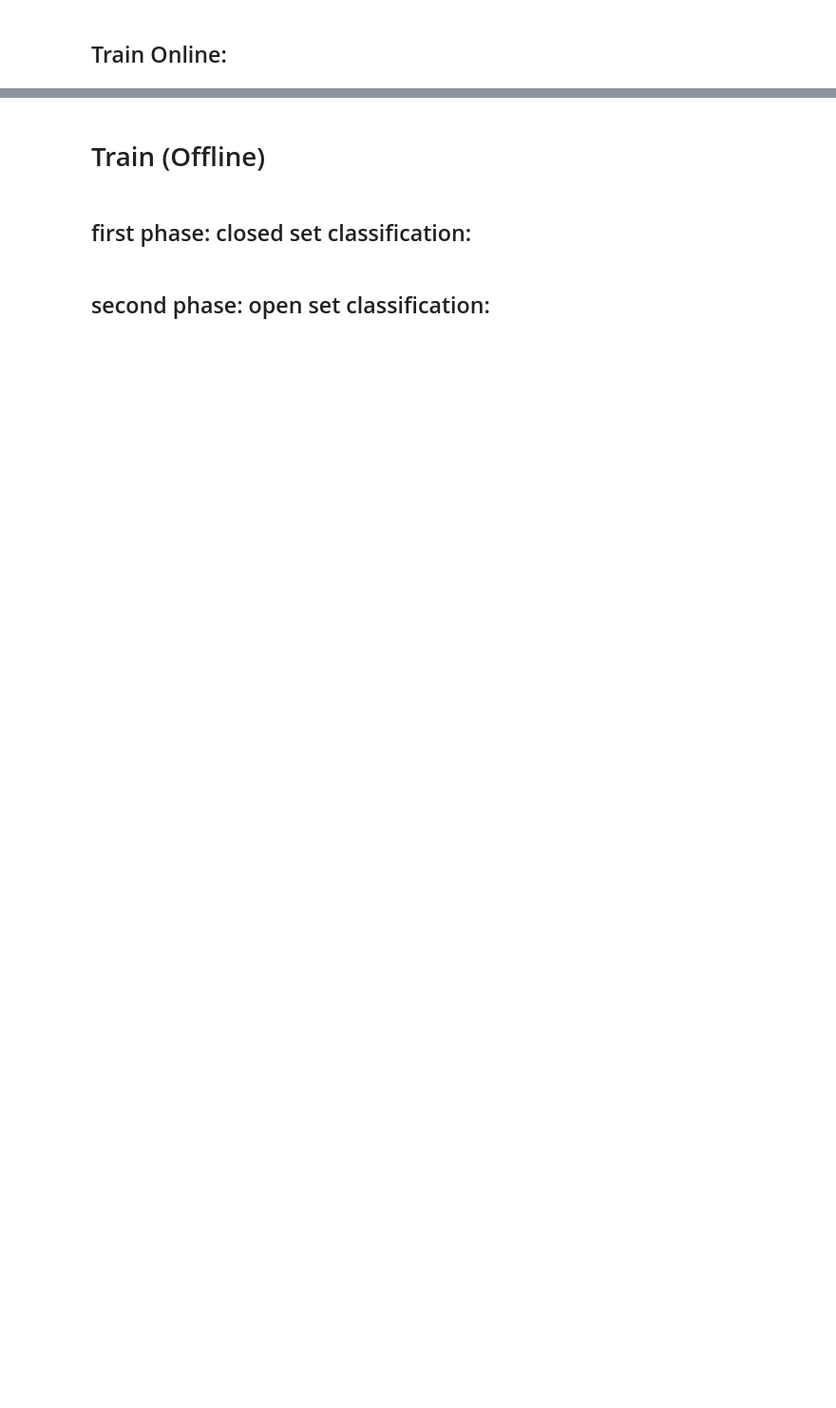
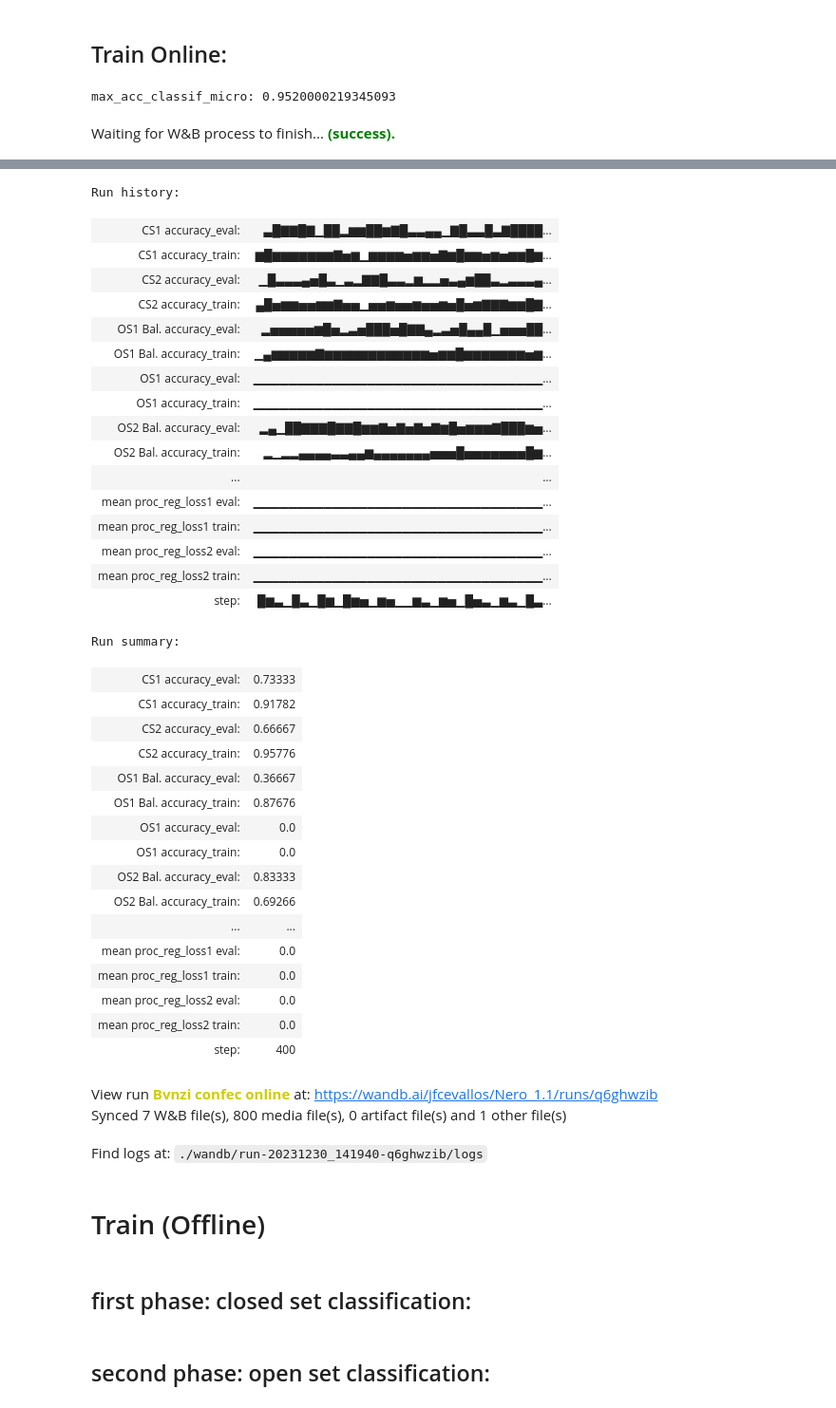
Before and after one commit to QwertyJacob/NERO, a Jupyter notebook: bovenzi.ipynb, the cells around one changed output, grey strips where cells are left out. Shown: that part at 95% size. Drawn from its saved outputs; the diff is of its cells as text; code cells hidden in the pictures; blank space fills up the shorter version.

```diff
--- a/bovenzi.ipynb
+++ b/bovenzi.ipynb
@@ -497,8 +499,8 @@ architectures = 'MLP + relu (learnable)'
 balanced_acc_n_w = 0.5
 attr_w = "NAN"
 rep_w = "NAN"
-tau_u = 0.75
-run_name = f'Bvnzi {tau_u} (softmax)'
+tau_u = 0.85
+run_name = f'Bvnzi confec online'
 
 if wb:
     wandb.init(project='Nero_1.1',
@@ -545,7 +547,7 @@ micro_classifier = models.Simple_MLP_Classifier(
 micro_anomaly_detector = models.LearnableAnomalyDetectionModule(tau_u)\
     .to(torch.float64).to(device)
 """
-
+"""
 micro_anomaly_detector = models.FixedAnomalyDetectionModule(tau_u)\
     .to(torch.float64).to(device)
 
@@ -555,7 +557,7 @@ micro_anomaly_detector = models.Confidence_Decoder(
                 dropout=dropout,
                 device=device
                 ).to(torch.float64).to(device)
-"""
+
 decoder_1b_criterion = nn.BCEWithLogitsLoss(
     pos_weight=torch.Tensor([pos_weight_1])).to(device)
 
@@ -571,6 +573,7 @@ macro_classifier = models.Simple_MLP_Classifier(
 macro_anomaly_detector = models.LearnableAnomalyDetectionModule(tau_u)\
     .to(torch.float64).to(device)
 """
+"""
 macro_anomaly_detector = models.FixedAnomalyDetectionModule(tau_u)\
     .to(torch.float64).to(device)
 """
@@ -579,7 +582,7 @@ macro_anomaly_detector = models.Confidence_Decoder(
                 dropout=dropout,
                 device=device
                 ).to(torch.float64).to(device)
-"""
+
 decoder_2b_criterion = nn.BCEWithLogitsLoss(
     pos_weight=torch.Tensor([pos_weight_2])).to(device)
 
@@ -711,6 +716,23 @@ for epoch in tqdm(range(n_epochs)):
                     wb,
                     wandb)
 
+        pu.super_plotting_function(
+                phase='Evaluation',
+                labels=sample_batch[1].cpu(),
+                hiddens_1=micro_logits.detach().cpu(),
+                hiddens_2=macro_logits.detach().cpu(),
+                scores_1=micro_logits.detach().cpu(),
+                scores_2=macro_logits.detach().cpu(),
+                cs_cm_1=cs_cm_1.cpu(),
+                cs_cm_2=cs_cm_2.cpu(),
+                os_cm_1=os_cm_1.cpu(),
+                os_cm_2=os_cm_2.cpu(),
+                wb=wb,
+                wandb=wandb,
+                complete_micro_classes=micro_classes,
+                complete_macro_classes=macro_classes
+            )
+
         # Checking for improvement
         curr_acc_classif_micro = metrics_dict['CS_accuracies'].mean().item()
 
@@ -734,3 +756,6 @@ print(f'max_acc_classif_micro: {max_acc_classif_micro}')
 
 if wb:
     wandb.finish()
+# %% [output]
+max_acc_classif_micro: 0.9520000219345093
+Waiting for W&B process to finish... (success).
@@ -737,3 +763,40 @@ if wb:
+Run history:
+| CS1 accuracy_eval: | ▃█▇▇█▇▁██▂▆▆██▆▇█▃▃▄▄▁▇█▃▃█▃▇████... |
+| CS1 accuracy_train: | ▆█▆▆▆▆▆▆▆▇▅▆▁▆▆▆▆▅▆▆▅▇▆█▆▆▅▆▅▆▆█▆... |
+| CS2 accuracy_eval: | ▁█▃▃▃▄▅█▃▁▃▂▇▇█▃▃▂▆▂▂▅▃▄▆██▃▂▃▃▃▄... |
+| CS2 accuracy_train: | ▄█▅▆▆▅▅▆▆▇▅▅▁▅▅▆▅▅▆▅▅▆▅█▅▆▇▇▇▆▆█▇... |
+| OS1 Bal. accuracy_eval: | ▂▅▅▅▅▅▆█▅▂▃▅███▅█▇▇▄▂▃▅█▄▄█▁▅▅▅██... |
+| OS1 Bal. accuracy_train: | ▁▄▆▆▆▆▆▇▆▆▆▆▆▆▆▆▆▆▆▆▅▆▆█▆▆▆▆▆▆▆▅▆... |
+| OS1 accuracy_eval: | ▁▁▁▁▁▁▁▁▁▁▁▁▁▁▁▁▁▁▁▁▁▁▁▁▁▁▁▁▁▁▁▁▁... |
+| OS1 accuracy_train: | ▁▁▁▁▁▁▁▁▁▁▁▁▁▁▁▁▁▁▁▁▁▁▁▁▁▁▁▁▁▁▁▁▁... |
+| OS2 Bal. accuracy_eval: | ▂▄▁██▇▇▇█▇▇█▆▆▇▅▇▅▇▅▇▆█▅▆▆▆▇███▆▅... |
+| OS2 Bal. accuracy_train: | ▂▁▂▂▄▄▄▄▃▃▄▄▆▄▄▄▄▄▄▄▅▅▅█▅▅▅▅▅▅▅█▆... |
+| ... | ... |
+| mean proc_reg_loss1 eval: | ▁▁▁▁▁▁▁▁▁▁▁▁▁▁▁▁▁▁▁▁▁▁▁▁▁▁▁▁▁▁▁▁▁... |
+| mean proc_reg_loss1 train: | ▁▁▁▁▁▁▁▁▁▁▁▁▁▁▁▁▁▁▁▁▁▁▁▁▁▁▁▁▁▁▁▁▁... |
+| mean proc_reg_loss2 eval: | ▁▁▁▁▁▁▁▁▁▁▁▁▁▁▁▁▁▁▁▁▁▁▁▁▁▁▁▁▁▁▁▁▁... |
+| mean proc_reg_loss2 train: | ▁▁▁▁▁▁▁▁▁▁▁▁▁▁▁▁▁▁▁▁▁▁▁▁▁▁▁▁▁▁▁▁▁... |
+| step: | █▆▃▁█▃▁█▆▁█▆▅▁▆▅▁▁▆▃▁▆▅▁█▅▃▁▆▃▁█▃... |
+Run summary:
+| CS1 accuracy_eval: | 0.73333 |
+| CS1 accuracy_train: | 0.91782 |
+| CS2 accuracy_eval: | 0.66667 |
+| CS2 accuracy_train: | 0.95776 |
+| OS1 Bal. accuracy_eval: | 0.36667 |
+| OS1 Bal. accuracy_train: | 0.87676 |
+| OS1 accuracy_eval: | 0.0 |
+| OS1 accuracy_train: | 0.0 |
+| OS2 Bal. accuracy_eval: | 0.83333 |
+| OS2 Bal. accuracy_train: | 0.69266 |
+| ... | ... |
+| mean proc_reg_loss1 eval: | 0.0 |
+| mean proc_reg_loss1 train: | 0.0 |
+| mean proc_reg_loss2 eval: | 0.0 |
+| mean proc_reg_loss2 train: | 0.0 |
+| step: | 400 |
+View run Bvnzi confec online at: https://wandb.ai/jfcevallos/Nero_1.1/runs/q6ghwzib
+Synced 7 W&B file(s), 800 media file(s), 0 artifact file(s) and 1 other file(s)
+Find logs at: ./wandb/run-20231230_141940-q6ghwzib/logs
 # %%
 wandb.finish()
 # %% [markdown]
```
Also changed, not shown: parts of 4 cells of this notebook, 1 other file.
